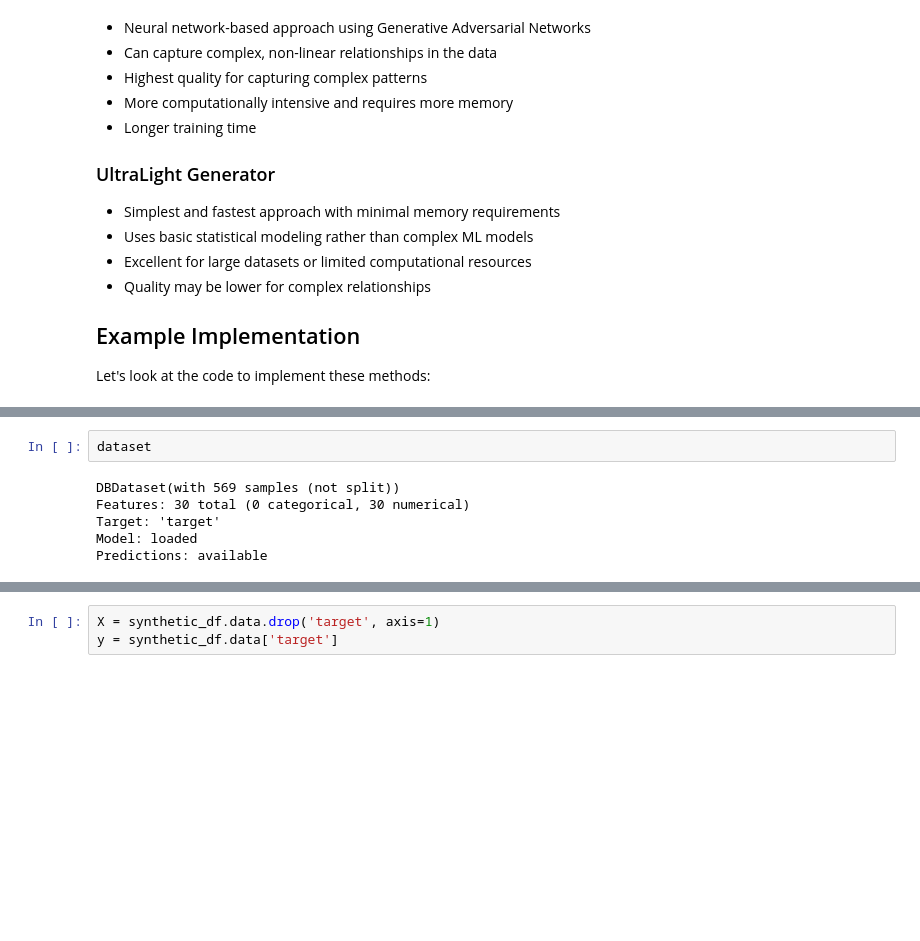
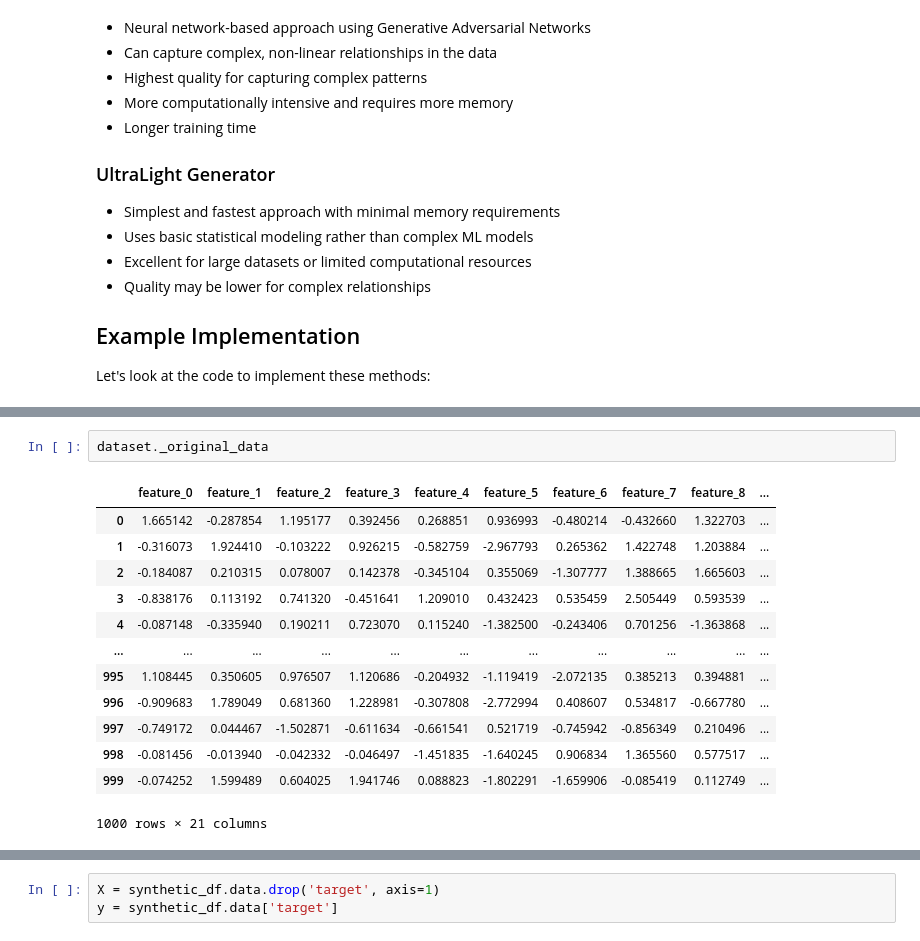
Before and after one commit to DeepBridge-Validation/DeepBridge, a Jupyter notebook: examples/Synthetic/Basic Synthetic Data Generation with DeepBridge.ipynb, the cells around one changed output, grey strips where cells are left out. Cells and saved outputs as stored; diff of their text form; blank space fills up the shorter version.

```diff
--- a/examples/Synthetic/Basic Synthetic Data Generation with DeepBridge.ipynb
+++ b/examples/Synthetic/Basic Synthetic Data Generation with DeepBridge.ipynb
@@ -120,10 +130,18 @@ Treinando modelo...
 
 Criando objeto de dataset...
 # %%
-dataset
+dataset._original_data
 # %% [output]
+|  | feature_0 | feature_1 | feature_2 | feature_3 | feature_4 | feature_5 | feature_6 | feature_7 | feature_8 | ... |
+| 0 | 1.665142 | -0.287854 | 1.195177 | 0.392456 | 0.268851 | 0.936993 | -0.480214 | -0.432660 | 1.322703 | ... |
+| 1 | -0.316073 | 1.924410 | -0.103222 | 0.926215 | -0.582759 | -2.967793 | 0.265362 | 1.422748 | 1.203884 | ... |
+| 2 | -0.184087 | 0.210315 | 0.078007 | 0.142378 | -0.345104 | 0.355069 | -1.307777 | 1.388665 | 1.665603 | ... |
+| 3 | -0.838176 | 0.113192 | 0.741320 | -0.451641 | 1.209010 | 0.432423 | 0.535459 | 2.505449 | 0.593539 | ... |
+| 4 | -0.087148 | -0.335940 | 0.190211 | 0.723070 | 0.115240 | -1.382500 | -0.243406 | 0.701256 | -1.363868 | ... |
+| ... | ... | ... | ... | ... | ... | ... | ... | ... | ... | ... |
+| 995 | 1.108445 | 0.350605 | 0.976507 | 1.120686 | -0.204932 | -1.119419 | -2.072135 | 0.385213 | 0.394881 | ... |
+| 996 | -0.909683 | 1.789049 | 0.681360 | 1.228981 | -0.307808 | -2.772994 | 0.408607 | 0.534817 | -0.667780 | ... |
+| 997 | -0.749172 | 0.044467 | -1.502871 | -0.611634 | -0.661541 | 0.521719 | -0.745942 | -0.856349 | 0.210496 | ... |
+| 998 | -0.081456 | -0.013940 | -0.042332 | -0.046497 | -1.451835 | -1.640245 | 0.906834 | 1.365560 | 0.577517 | ... |
+| 999 | -0.074252 | 1.599489 | 0.604025 | 1.941746 | 0.088823 | -1.802291 | -1.659906 | -0.085419 | 0.112749 | ... |
-DBDataset(with 569 samples (not split))
-Features: 30 total (0 categorical, 30 numerical)
-Target: 'target'
-Model: loaded
-Predictions: available
+1000 rows × 21 columns
```
Also changed, not shown: parts of 20 cells of this notebook, 2 other files.
